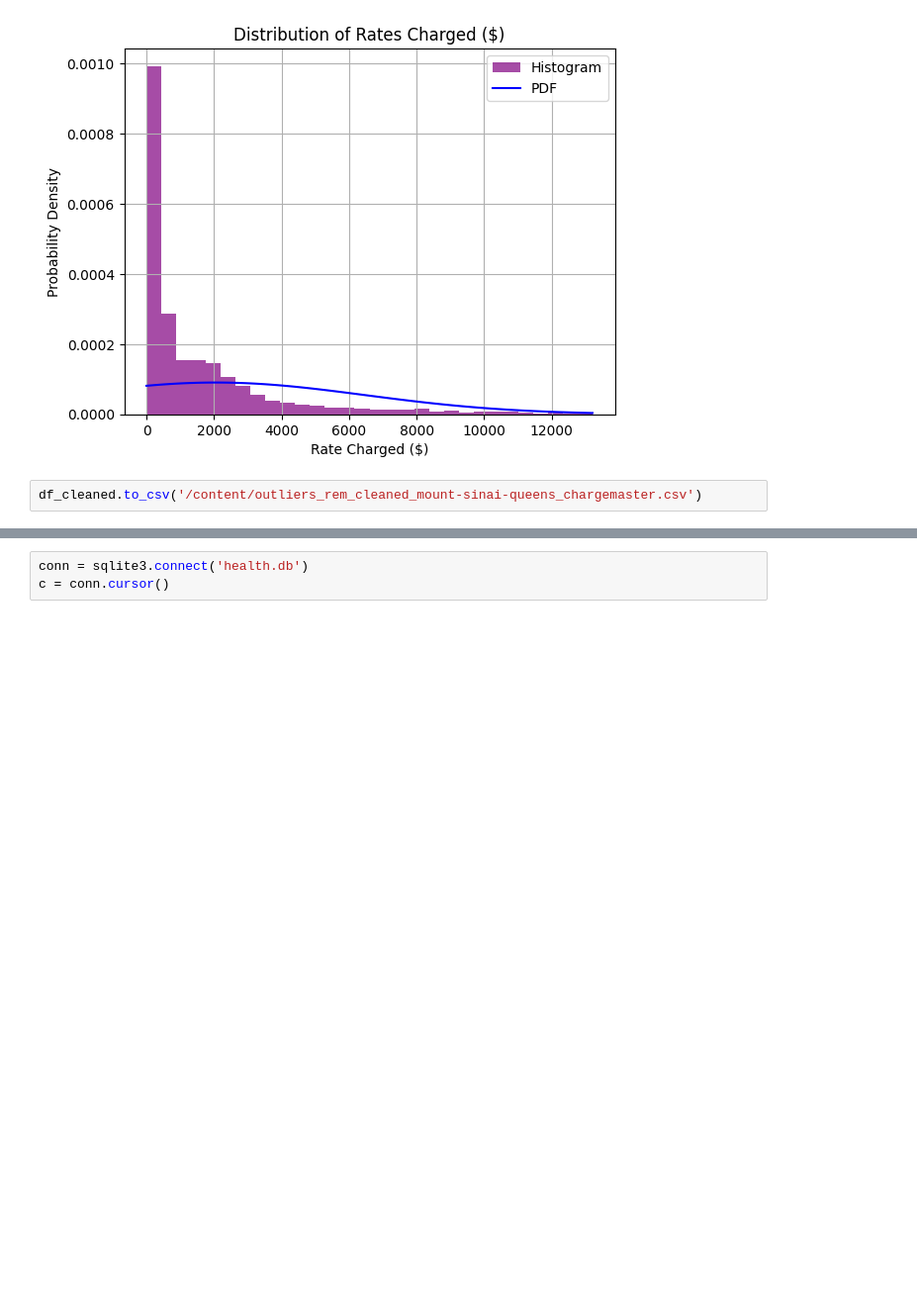
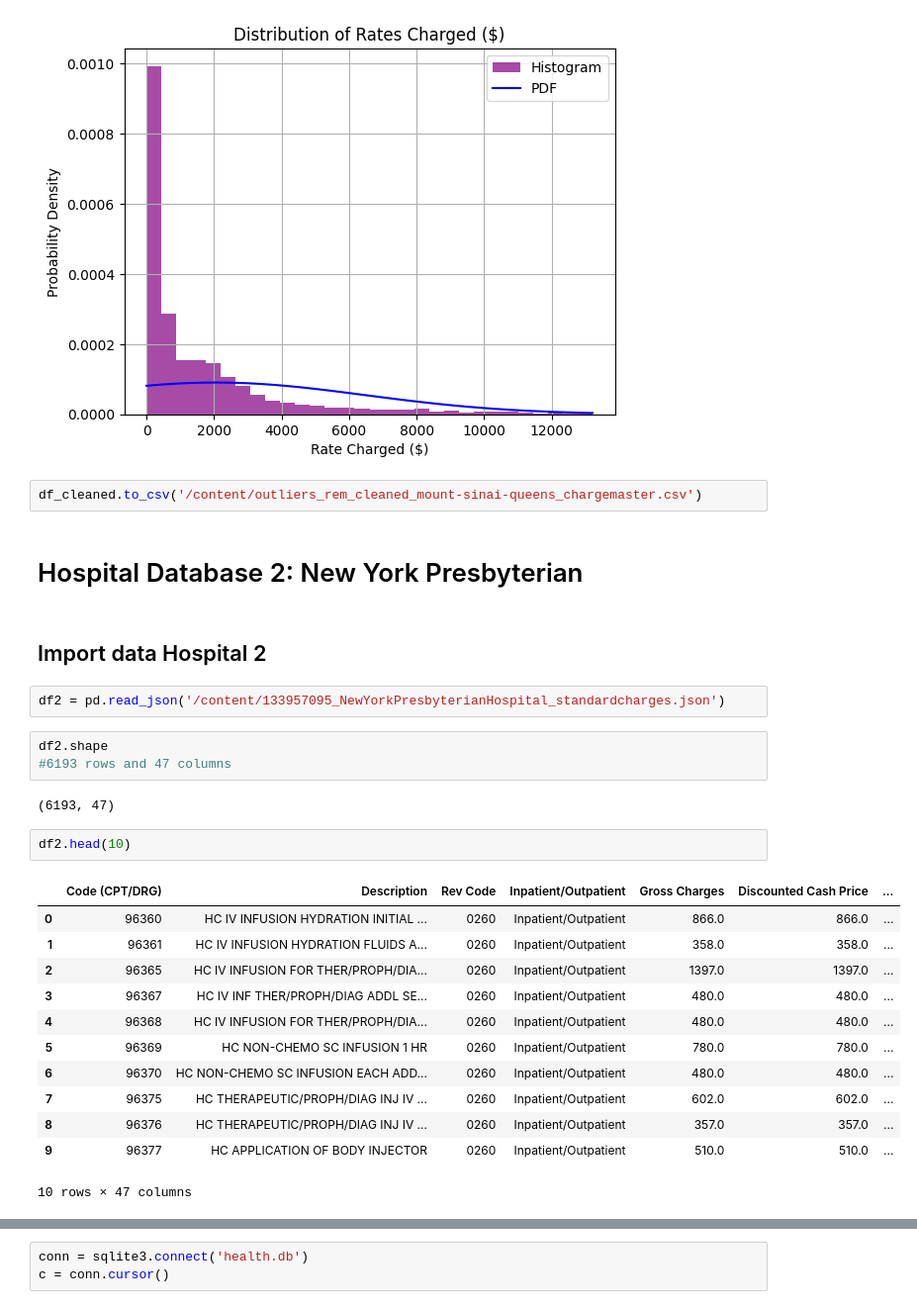
Before and after one commit to bonitr02/sqlite_database_operations, a Jupyter notebook: hha504_assgn3.ipynb, the cells around one changed output, grey strips where cells are left out. Shown: that part at 99% size. Cells and saved outputs as stored; diff of their text form; blank space fills up the shorter version.

```diff
--- a/hha504_assgn3.ipynb
+++ b/hha504_assgn3.ipynb
@@ -283,3 +286,29 @@ plt.show()
 [figure]
 # %%
 df_cleaned.to_csv('/content/outliers_rem_cleaned_mount-sinai-queens_chargemaster.csv')
+# %% [markdown]
+# Hospital Database 2: New York Presbyterian
+# %% [markdown]
+## Import data Hospital 2
+# %%
+df2 = pd.read_json('/content/133957095_NewYorkPresbyterianHospital_standardcharges.json')
+# %%
+df2.shape
+#6193 rows and 47 columns
+# %% [output]
+(6193, 47)
+# %%
+df2.head(10)
+# %% [output]
+|  | Code (CPT/DRG) | Description | Rev Code | Inpatient/Outpatient | Gross Charges | Discounted Cash Price | ... |
+| 0 | 96360 | HC IV INFUSION HYDRATION INITIAL ... | 0260 | Inpatient/Outpatient | 866.0 | 866.0 | ... |
+| 1 | 96361 | HC IV INFUSION HYDRATION FLUIDS A... | 0260 | Inpatient/Outpatient | 358.0 | 358.0 | ... |
+| 2 | 96365 | HC IV INFUSION FOR THER/PROPH/DIA... | 0260 | Inpatient/Outpatient | 1397.0 | 1397.0 | ... |
+| 3 | 96367 | HC IV INF THER/PROPH/DIAG ADDL SE... | 0260 | Inpatient/Outpatient | 480.0 | 480.0 | ... |
+| 4 | 96368 | HC IV INFUSION FOR THER/PROPH/DIA... | 0260 | Inpatient/Outpatient | 480.0 | 480.0 | ... |
+| 5 | 96369 | HC NON-CHEMO SC INFUSION 1 HR | 0260 | Inpatient/Outpatient | 780.0 | 780.0 | ... |
+| 6 | 96370 | HC NON-CHEMO SC INFUSION EACH ADD... | 0260 | Inpatient/Outpatient | 480.0 | 480.0 | ... |
+| 7 | 96375 | HC THERAPEUTIC/PROPH/DIAG INJ IV ... | 0260 | Inpatient/Outpatient | 602.0 | 602.0 | ... |
+| 8 | 96376 | HC THERAPEUTIC/PROPH/DIAG INJ IV ... | 0260 | Inpatient/Outpatient | 357.0 | 357.0 | ... |
+| 9 | 96377 | HC APPLICATION OF BODY INJECTOR | 0260 | Inpatient/Outpatient | 510.0 | 510.0 | ... |
+10 rows × 47 columns
```
Also changed, not shown: parts of 70 cells of this notebook.
